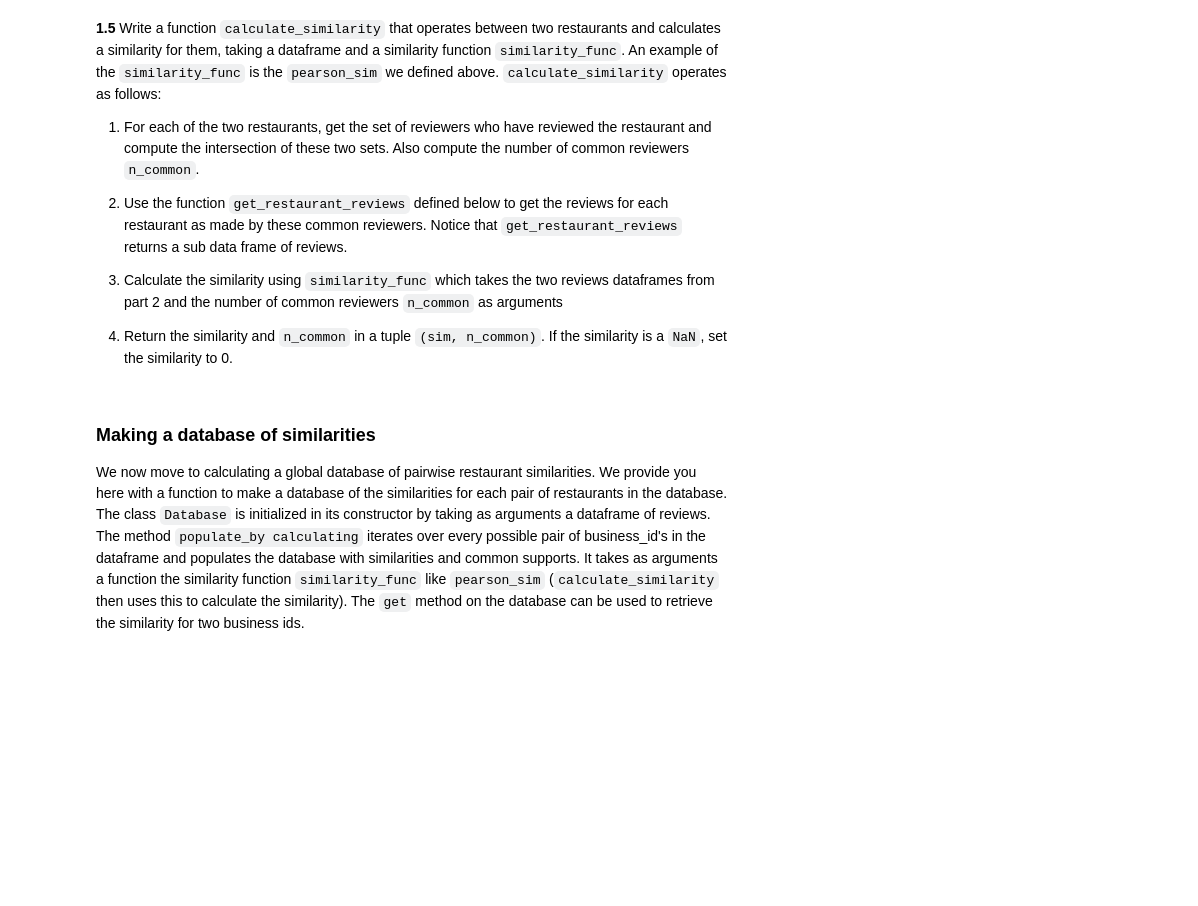
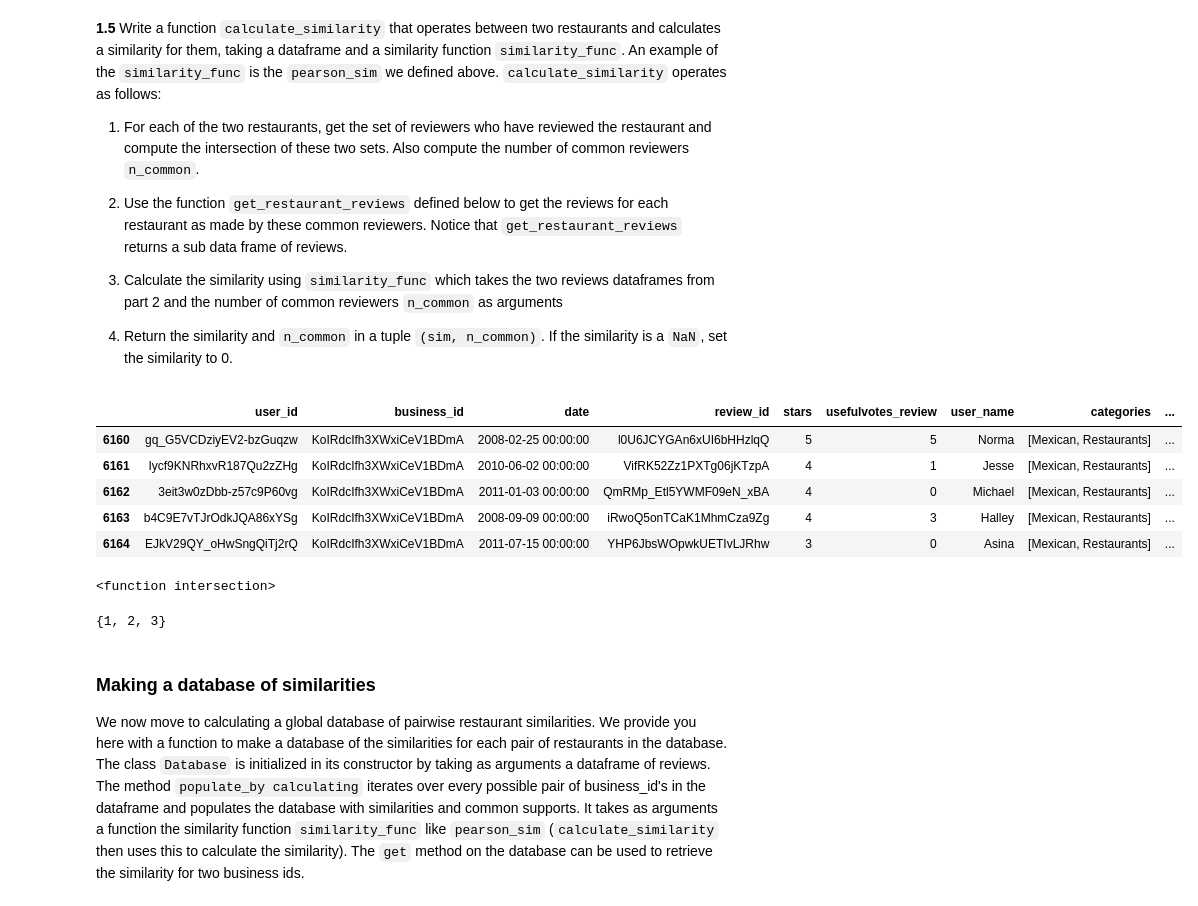
Before and after one commit to xiexingzhu/content, a Jupyter notebook: HW4.ipynb, the cells around one changed output. Saved outputs shown, nothing was run; the diff lists cells and outputs as text; code cells hidden in the pictures; blank space fills up the shorter version.

```diff
--- a/HW4.ipynb
+++ b/HW4.ipynb
@@ -430,3 +419,20 @@ A tuple
+# %%
+smalldf.tail(5)
+# %% [output]
+|  | user_id | business_id | date | review_id | stars | usefulvotes_review | user_name | categories | ... |
+| 6160 | gq_G5VCDziyEV2-bzGuqzw | KoIRdcIfh3XWxiCeV1BDmA | 2008-02-25 00:00:00 | l0U6JCYGAn6xUI6bHHzlqQ | 5 | 5 | Norma | [Mexican, Restaurants] | ... |
+| 6161 | Iycf9KNRhxvR187Qu2zZHg | KoIRdcIfh3XWxiCeV1BDmA | 2010-06-02 00:00:00 | VifRK52Zz1PXTg06jKTzpA | 4 | 1 | Jesse | [Mexican, Restaurants] | ... |
+| 6162 | 3eit3w0zDbb-z57c9P60vg | KoIRdcIfh3XWxiCeV1BDmA | 2011-01-03 00:00:00 | QmRMp_Etl5YWMF09eN_xBA | 4 | 0 | Michael | [Mexican, Restaurants] | ... |
+| 6163 | b4C9E7vTJrOdkJQA86xYSg | KoIRdcIfh3XWxiCeV1BDmA | 2008-09-09 00:00:00 | iRwoQ5onTCaK1MhmCza9Zg | 4 | 3 | Halley | [Mexican, Restaurants] | ... |
+| 6164 | EJkV29QY_oHwSngQiTj2rQ | KoIRdcIfh3XWxiCeV1BDmA | 2011-07-15 00:00:00 | YHP6JbsWOpwkUETIvLJRhw | 3 | 0 | Asina | [Mexican, Restaurants] | ... |
+# %%
+set(smalldf[smalldf.business_id == 'eIxSLxzIlfExI6vgAbn2JA'].user_id.unique()).intersection
+# %% [output]
+<function intersection>
+# %%
+set([1,1,2,2,3,3])
+# %% [output]
+{1, 2, 3}
 # %% [markdown]
 ### Making a database of similarities
 
```
Also changed, not shown: parts of 18 cells of this notebook, 1 other file.
